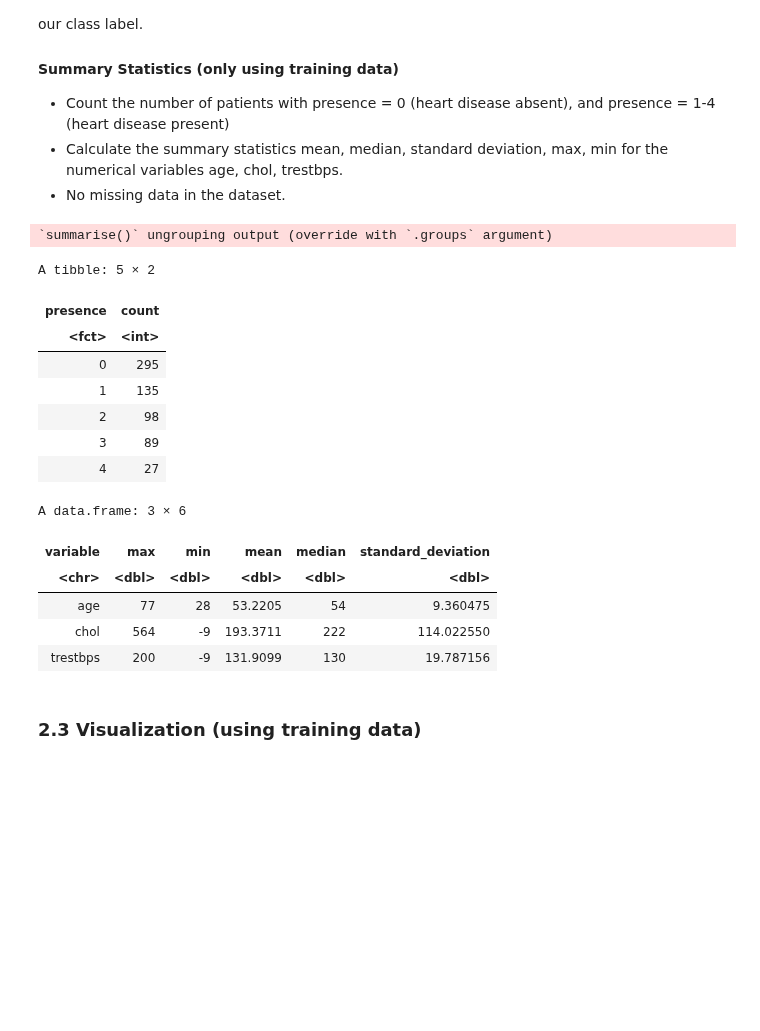
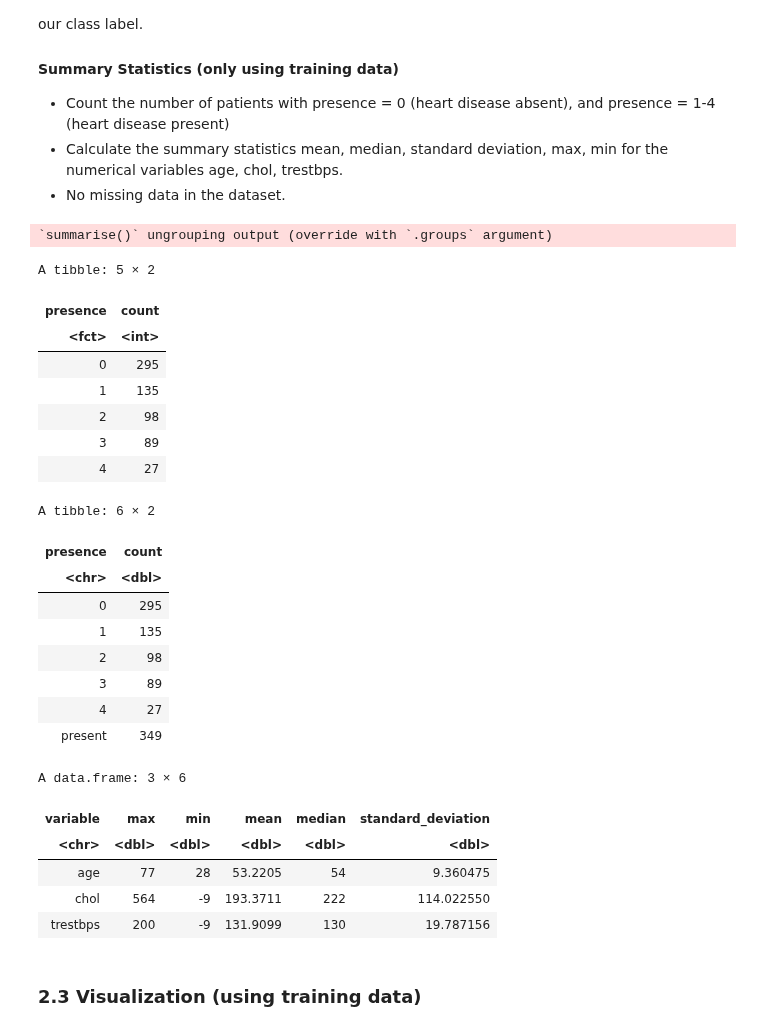
Before and after one commit to tashijain/DSCI100GroupProject, a Jupyter notebook: group_project_proposal.ipynb, the cells around one changed output. Drawn from its saved outputs; the diff is of its cells as text; code cells hidden in the pictures; blank space fills up the shorter version.

```diff
--- a/group_project_proposal.ipynb
+++ b/group_project_proposal.ipynb
@@ -168,6 +168,10 @@ set.seed(3456)
 heart_disease_data_split <- initial_split(heart_disease_data, prop = 3/4, strata = presence)
 heart_disease_data_train <- training(heart_disease_data_split)
 heart_disease_data_test <- testing(heart_disease_data_split)
+
+#as numeric
+heart_disease_data_train <- mutate(heart_disease_data_train, across(age:chol, as.numeric))
+heart_disease_data_test <- mutate(heart_disease_data_test, across(age:chol, as.numeric))
 
 # heart_disease_data_train
 # dim(heart_disease_data_train)
@@ -178,8 +182,14 @@ heart_disease_data_test <- testing(heart_disease_data_split)
 count_by_presence <- heart_disease_data_train %>%
                       group_by(presence) %>%
                       summarise(count = n())
+count_by_presence
 
-count_by_presence
+
+
+# combine presence 1-4
+count_by_presence_combined <- count_by_presence %>%
+                    add_row(presence = "present", count = sum(135, 98, 89, 27))
+count_by_presence_combined
 
 # select the numerical columns of age, chol, trestbps
 heart_disease_data_train_num <- heart_disease_data_train %>% select(-region, -presence)
@@ -217,39 +227,48 @@ heart_disease_data_mean = heart_disease_data_mean %>%
 
 heart_disease_data_median = heart_disease_data_median %>%
     pivot_longer(
         cols = age:chol,
         names_to = "variable",
         values_to = "median"
     )
 
 heart_disease_data_sd = heart_disease_data_sd %>%
     pivot_longer(
         cols = age:chol,
         names_to = "variable",
         values_to = "standard_deviation"
     )
 
 heart_disease_data_table <- merge(heart_disease_data_max, heart_disease_data_min, by = 'variable') %>%
                             merge(heart_disease_data_mean, by = 'variable') %>%
                             merge(heart_disease_data_median,by = 'variable') %>%
                             merge(heart_disease_data_sd, by = 'variable')
 heart_disease_data_table
 # %% [output]
 `summarise()` ungrouping output (override with `.groups` argument)
 A tibble: 5 × 2
 | presence | count |
 | <fct> | <int> |
 | 0 | 295 |
 | 1 | 135 |
 | 2 | 98 |
 | 3 | 89 |
 | 4 | 27 |
-A data.frame: 3 × 6
+A tibble: 6 × 2
-| variable | max | min | mean | median | standard_deviation |
-| <chr> | <dbl> | <dbl> | <dbl> | <dbl> | <dbl> |
-| age | 77 | 28 | 53.2205 | 54 | 9.360475 |
-| chol | 564 | -9 | 193.3711 | 222 | 114.022550 |
-| trestbps | 200 | -9 | 131.9099 | 130 | 19.787156 |
+| presence | count |
+| <chr> | <dbl> |
+| 0 | 295 |
+| 1 | 135 |
+| 2 | 98 |
+| 3 | 89 |
+| 4 | 27 |
+| present | 349 |
+A data.frame: 3 × 6
+| variable | max | min | mean | median | standard_deviation |
+| <chr> | <dbl> | <dbl> | <dbl> | <dbl> | <dbl> |
+| age | 77 | 28 | 53.2205 | 54 | 9.360475 |
+| chol | 564 | -9 | 193.3711 | 222 | 114.022550 |
+| trestbps | 200 | -9 | 131.9099 | 130 | 19.787156 |
 # %% [markdown]
 ### 2.3 Visualization (using training data)
 # %%
```
Also changed, not shown: parts of 4 cells of this notebook.
